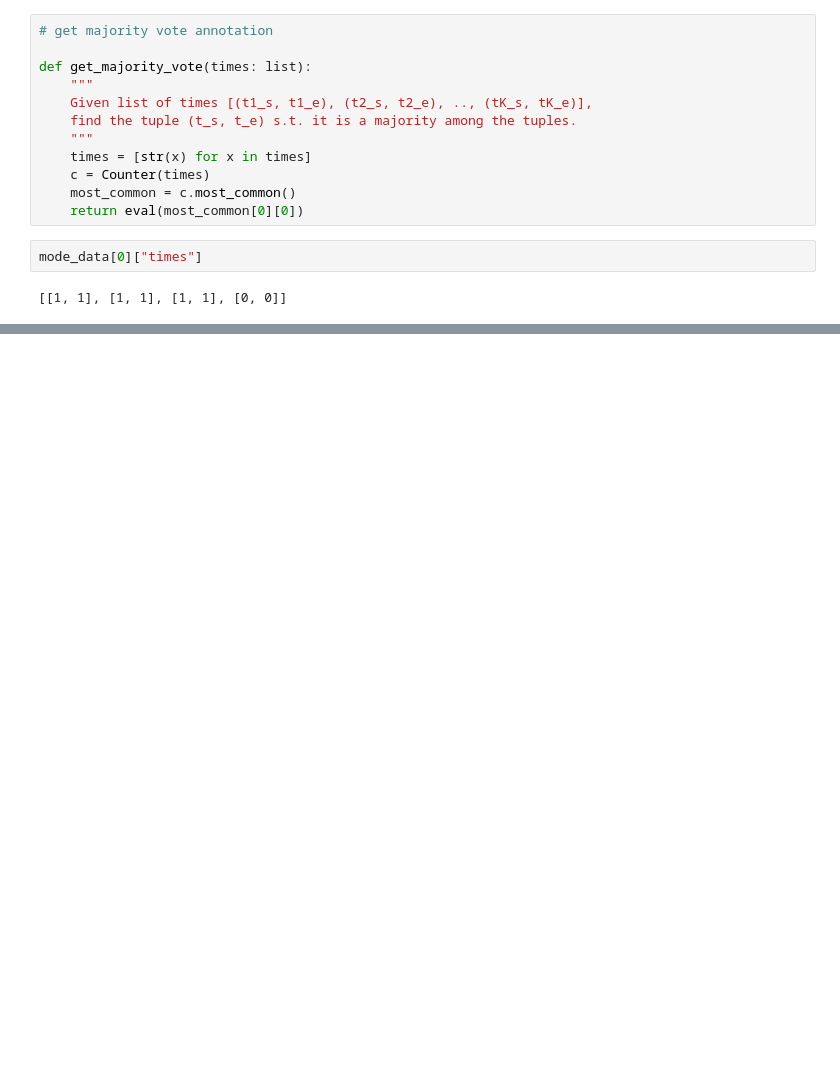
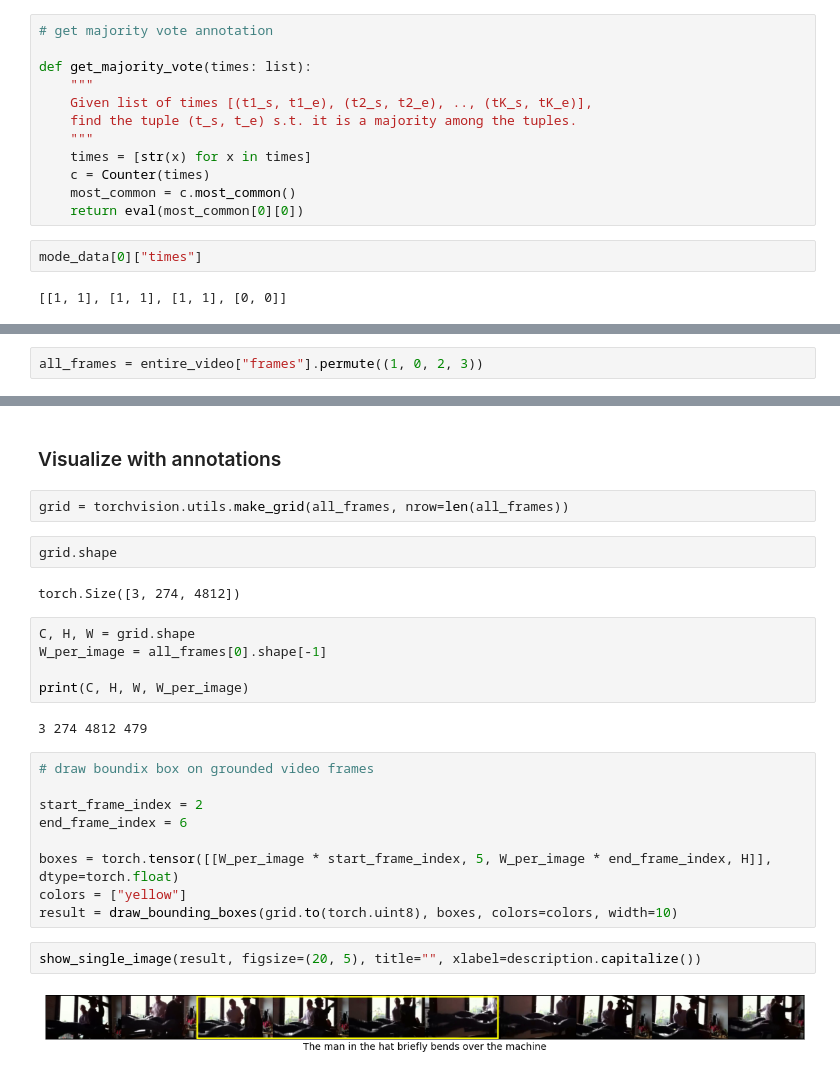
Before and after one commit to bpiyush/video-datasets, a Jupyter notebook: didemo/check_expressions.ipynb, the cells around one changed output, grey strips where cells are left out. Saved outputs shown, nothing was run; the diff lists cells and outputs as text; blank space fills up the shorter version.

```diff
--- a/didemo/check_expressions.ipynb
+++ b/didemo/check_expressions.ipynb
@@ -80,0 +133,2 @@ RuntimeError: Not compiled with video_reader support, to enable video_reader sup
+# %%
+all_frames = entire_video["frames"].permute((1, 0, 2, 3))
@@ -80,0 +147,28 @@ RuntimeError: Not compiled with video_reader support, to enable video_reader sup
+# %% [markdown]
+### Visualize with annotations
+# %%
+grid = torchvision.utils.make_grid(all_frames, nrow=len(all_frames))
+# %%
+grid.shape
+# %% [output]
+torch.Size([3, 274, 4812])
+# %%
+C, H, W = grid.shape
+W_per_image = all_frames[0].shape[-1]
+
+print(C, H, W, W_per_image)
+# %% [output]
+3 274 4812 479
+# %%
+# draw boundix box on grounded video frames
+
+start_frame_index = 2
+end_frame_index = 6
+
+boxes = torch.tensor([[W_per_image * start_frame_index, 5, W_per_image * end_frame_index, H]], dtype=torch.float)
+colors = ["yellow"]
+result = draw_bounding_boxes(grid.to(torch.uint8), boxes, colors=colors, width=10)
+# %%
+show_single_image(result, figsize=(20, 5), title="", xlabel=description.capitalize())
+# %% [output]
+[figure, added]
```
Also changed, not shown: parts of 24 cells of this notebook, 4 other files.
